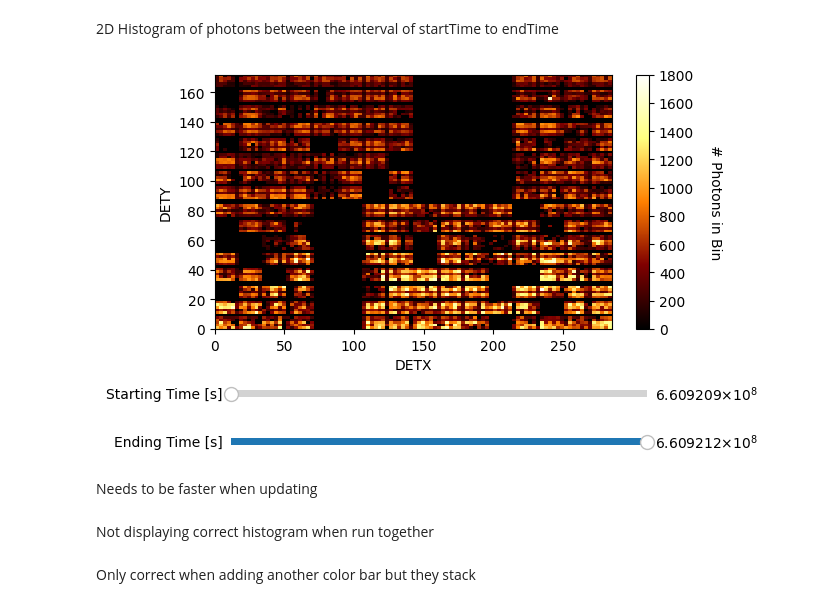
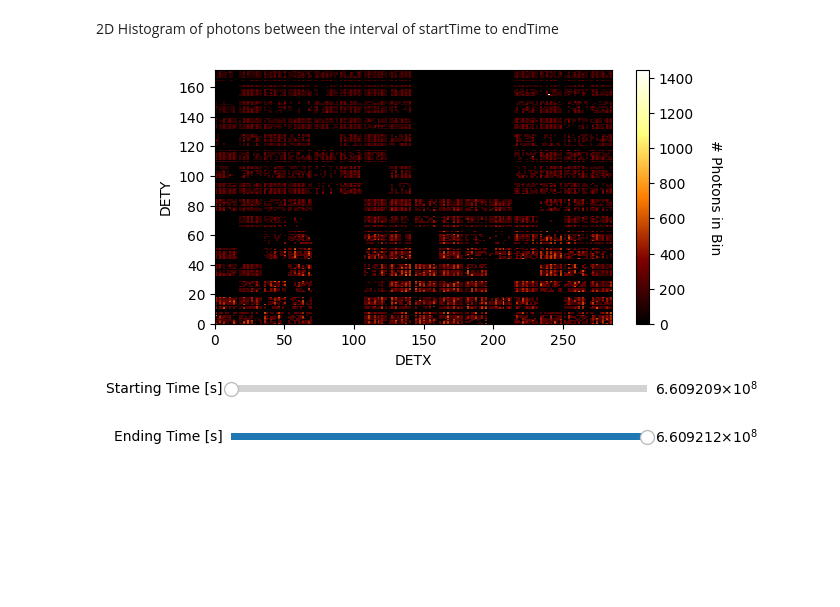
Before and after one commit to JCodeZero/PhotonStatsAnalysis, a Jupyter notebook: 2DHistogram.ipynb, the cells around one changed output. Drawn from its saved outputs; the diff is of its cells as text; code cells hidden in the pictures; blank space fills up the shorter version.

```diff
--- a/2DHistogram.ipynb
+++ b/2DHistogram.ipynb
@@ -422,11 +422,8 @@ df['TIME'] = df['TIME'].apply(lambda x: round(x))
 time.extend(df['TIME'].tolist())
 # %%
 #-------------------------------------------------------------------------------------
-init_x=df['DETX']
-init_y=df['DETY']
-
 fig, ax = plt.subplots()
-hist = ax.hist2d(x=init_x, y=init_y, bins=100, cmap='afmhot')
+hist = ax.hist2d(df['DETX'], df['DETY'], bins=200, cmap='afmhot')
 plt.xlabel('DETX')
 plt.ylabel('DETY')
 fig.subplots_adjust(bottom=0.35)
@@ -434,7 +431,6 @@ fig.subplots_adjust(bottom=0.35)
 cbar = fig.colorbar(hist[3], ax=ax)
 cbar.ax.get_yaxis().labelpad = 20
 cbar.set_label('# Photons in Bin', rotation=270)
-cbar.mappable.set_clim(vmin=0, vmax=1800)
 
 axstartTime = fig.add_axes([0.15, 0.2, 0.65, 0.03])
 startTime_slider = Slider(
@@ -442,51 +438,39 @@ startTime_slider = Slider(
     label='Starting Time [s]',
     valmin=time[0],
     valmax=time[-1],
-    valinit=time[0], valstep=1,
+    valinit=time[0],
 )
 
 axendTime = fig.add_axes([0.15, 0.1, 0.65, 0.03])
 endTime_slider = Slider(
     ax=axendTime,
     label='Ending Time [s]',
     valmin=time[0],
     valmax=time[-1],
-    valinit=time[-1], valstep=1,
+    valinit=time[-1],
 )
 
 def update(val):
     start = startTime_slider.val
     end = endTime_slider.val
-    newx = np.empty((0,1), int)
-    newy = np.empty((0,1), int)
-    for i in range(len(time)):
-        if time[i] in range(start, end + 1):
-            newx = np.append(newx, np.array([[int(df.iloc[i][5])]]))
-            newy = np.append(newy, np.array([[int(df.iloc[i][6])]]))
+    intervaldata = filterdat[(filterdat['TIME'] > start) & (filterdat['TIME'] < end)]
     ax.clear()
     if start < end:
-        hist = ax.hist2d(x=newx, y=newy, bins=100, cmap='afmhot')
-        #cbar = fig.colorbar(hist[3], ax=ax)
-        #cbar.ax.get_yaxis().labelpad = 20
-        #cbar.set_label('# Photons in Bin', rotation=270)
-        #cbar.mappable.set_clim(vmin=0, vmax=1800)
+        hist = ax.hist2d(intervaldata['DETX'], intervaldata['DETY'], bins=200, cmap='afmhot')
+        cbar = fig.colorbar(hist[3], ax=ax)
+        cbar.ax.get_yaxis().labelpad = 20
+        cbar.set_label('# Photons in Bin', rotation=270)
     else:
         ax.text(0.5, 0.5, 'Starting Time must be less than Ending Time',
         horizontalalignment='center',
         verticalalignment='center',
         transform=ax.transAxes)
     fig.canvas.draw_idle()
 
 startTime_slider.on_changed(update)
 endTime_slider.on_changed(update)
 
 
 plt.show()
 # %% [output]
-[figure, old version]
+[figure, new version]
-# %% [markdown]
-Needs to be faster when updating
-# %% [markdown]
-Not displaying correct histogram when run together
-# %% [markdown]
-Only correct when adding another color bar but they stack
```
Also changed, not shown: parts of 2 cells of this notebook, 2 other files.
